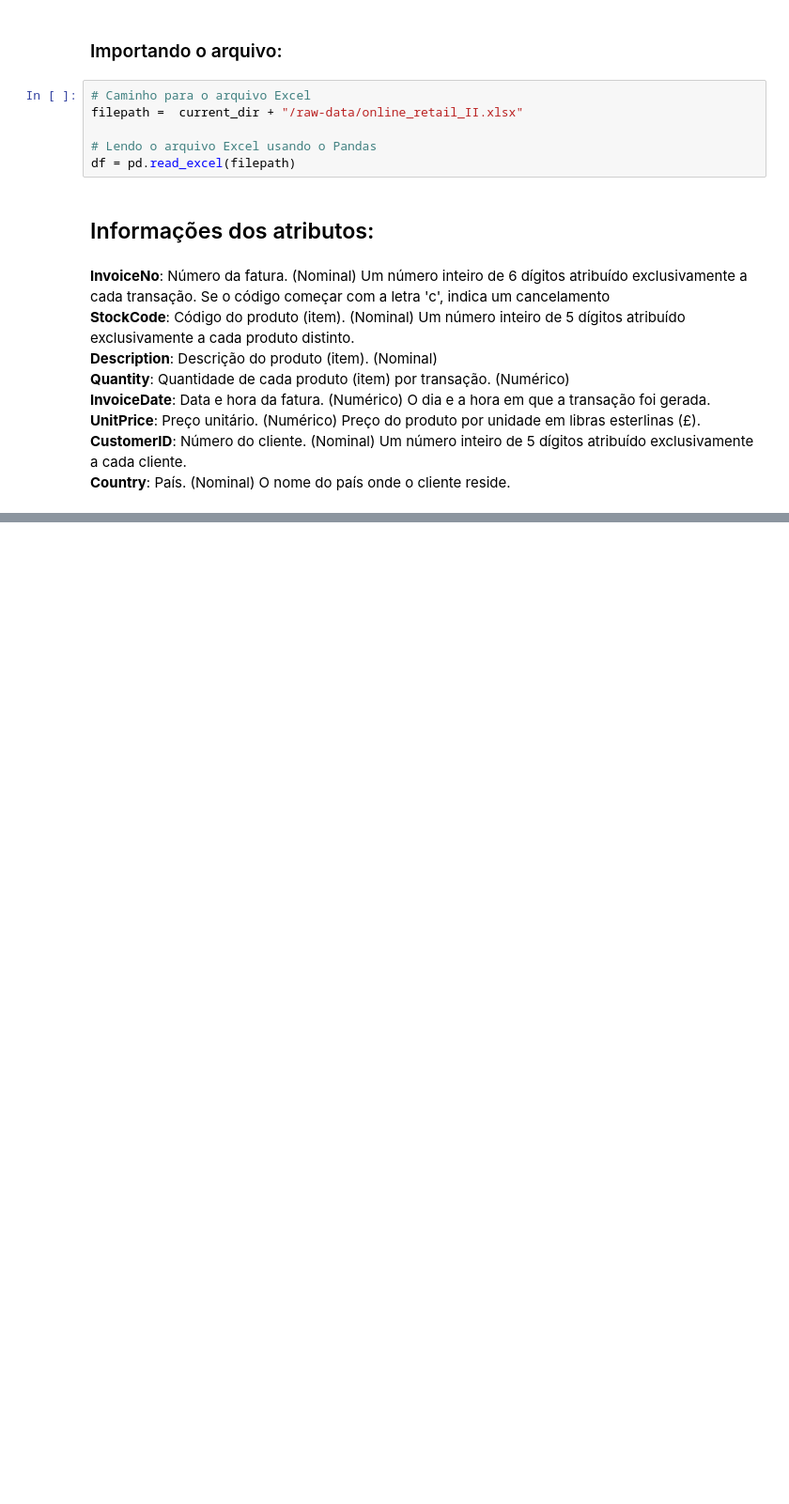
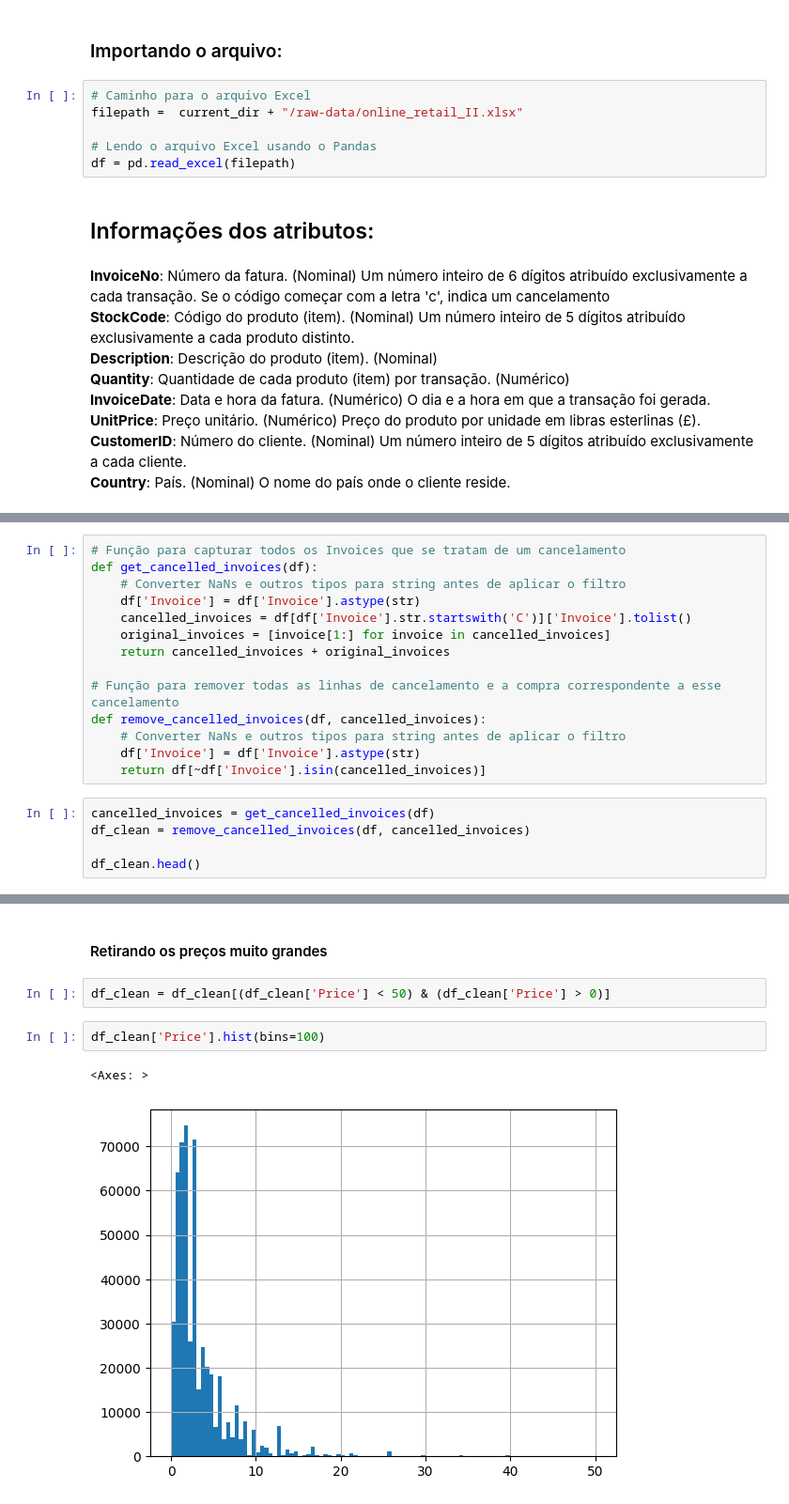
Before and after one commit to jose-cleiton/Aprendizado-de-Maquina--ENGG67, a Jupyter notebook: MLP_Classification_Project.ipynb, the cells around one changed output, grey strips where cells are left out. Shown at 94% size. Drawn from its saved outputs; the diff is of its cells as text; blank space fills up the shorter version.

```diff
--- a/MLP_Classification_Project.ipynb
+++ b/MLP_Classification_Project.ipynb
@@ -72,0 +87,19 @@ df.head()
+# %%
+# Função para capturar todos os Invoices que se tratam de um cancelamento
+def get_cancelled_invoices(df):
+    # Converter NaNs e outros tipos para string antes de aplicar o filtro
+    df['Invoice'] = df['Invoice'].astype(str)
+    cancelled_invoices = df[df['Invoice'].str.startswith('C')]['Invoice'].tolist()
+    original_invoices = [invoice[1:] for invoice in cancelled_invoices]
+    return cancelled_invoices + original_invoices
+
+# Função para remover todas as linhas de cancelamento e a compra correspondente a esse cancelamento
+def remove_cancelled_invoices(df, cancelled_invoices):
+    # Converter NaNs e outros tipos para string antes de aplicar o filtro
+    df['Invoice'] = df['Invoice'].astype(str)
+    return df[~df['Invoice'].isin(cancelled_invoices)]
+# %%
+cancelled_invoices = get_cancelled_invoices(df)
+df_clean = remove_cancelled_invoices(df, cancelled_invoices)
+
+df_clean.head()
@@ -72,0 +113,9 @@ df.head()
+# %% [markdown]
+#### Retirando os preços muito grandes
+# %%
+df_clean = df_clean[(df_clean['Price'] < 50) & (df_clean['Price'] > 0)]
+# %%
+df_clean['Price'].hist(bins=100)
+# %% [output]
+<Axes: >
+[figure, added]
```
Also changed, not shown: parts of 21 cells of this notebook.
